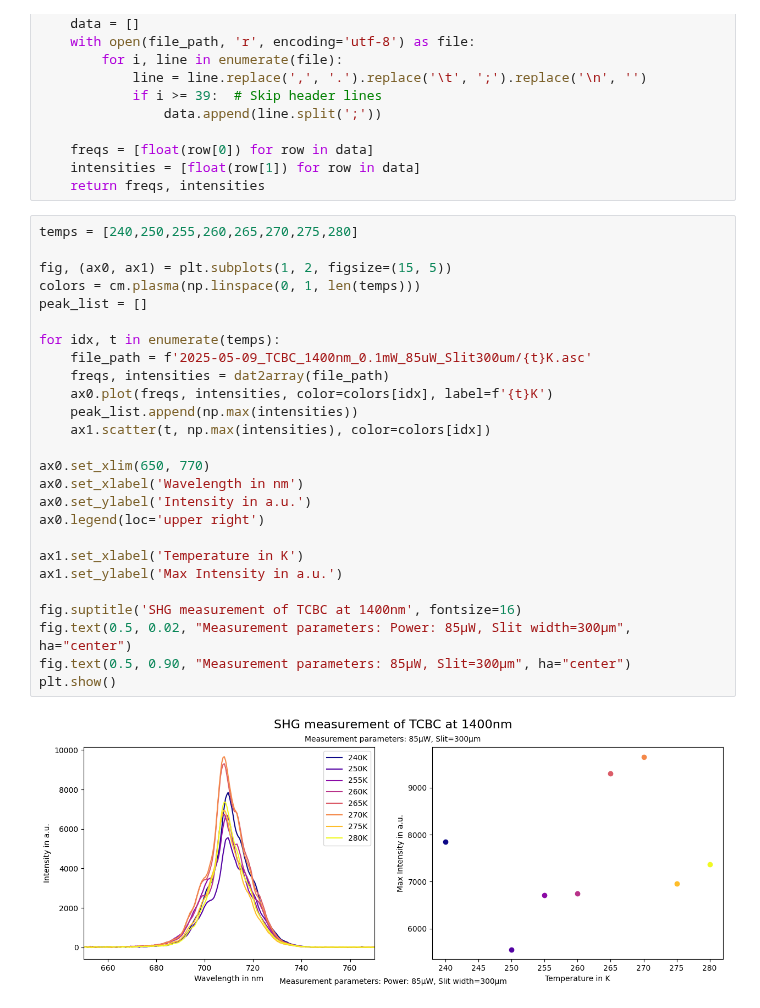
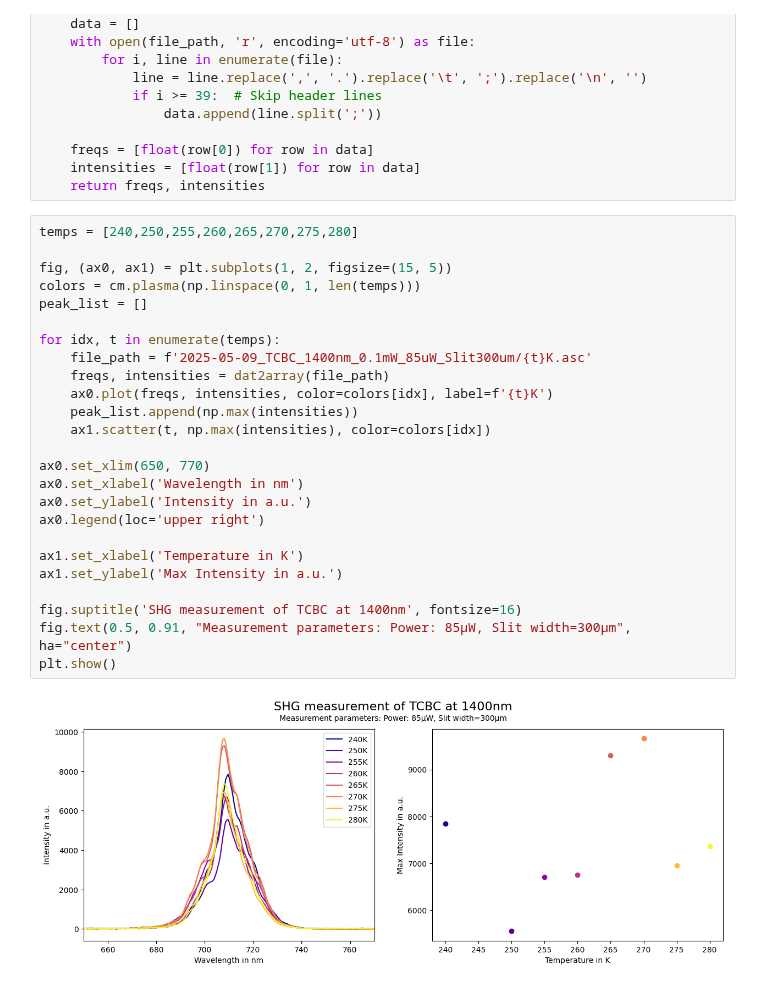
Before and after one commit to FlorianAdamczyk/auswertung_neu, a Jupyter notebook: 2025-05-09 TCBC 1400nm ProofOfConcept/TBC_PoC.ipynb, the cells around one changed output. Drawn from its saved outputs; the diff is of its cells as text.

```diff
--- a/2025-05-09 TCBC 1400nm ProofOfConcept/TBC_PoC.ipynb
+++ b/2025-05-09 TCBC 1400nm ProofOfConcept/TBC_PoC.ipynb
@@ -20,28 +20,27 @@ def dat2array(file_path):
 # %%
 temps = [240,250,255,260,265,270,275,280]
 
 fig, (ax0, ax1) = plt.subplots(1, 2, figsize=(15, 5))
 colors = cm.plasma(np.linspace(0, 1, len(temps)))
 peak_list = []
 
 for idx, t in enumerate(temps):
     file_path = f'2025-05-09_TCBC_1400nm_0.1mW_85uW_Slit300um/{t}K.asc'
     freqs, intensities = dat2array(file_path)
     ax0.plot(freqs, intensities, color=colors[idx], label=f'{t}K')
     peak_list.append(np.max(intensities))
     ax1.scatter(t, np.max(intensities), color=colors[idx])
 
 ax0.set_xlim(650, 770)
 ax0.set_xlabel('Wavelength in nm')
 ax0.set_ylabel('Intensity in a.u.')
 ax0.legend(loc='upper right')
 
 ax1.set_xlabel('Temperature in K')
 ax1.set_ylabel('Max Intensity in a.u.')
 
 fig.suptitle('SHG measurement of TCBC at 1400nm', fontsize=16)
-fig.text(0.5, 0.02, "Measurement parameters: Power: 85µW, Slit width=300µm", ha="center")
-fig.text(0.5, 0.90, "Measurement parameters: 85µW, Slit=300µm", ha="center")
+fig.text(0.5, 0.91, "Measurement parameters: Power: 85µW, Slit width=300µm", ha="center")
 plt.show()
 # %% [output]
-[figure, old version]
+[figure, new version]
```
